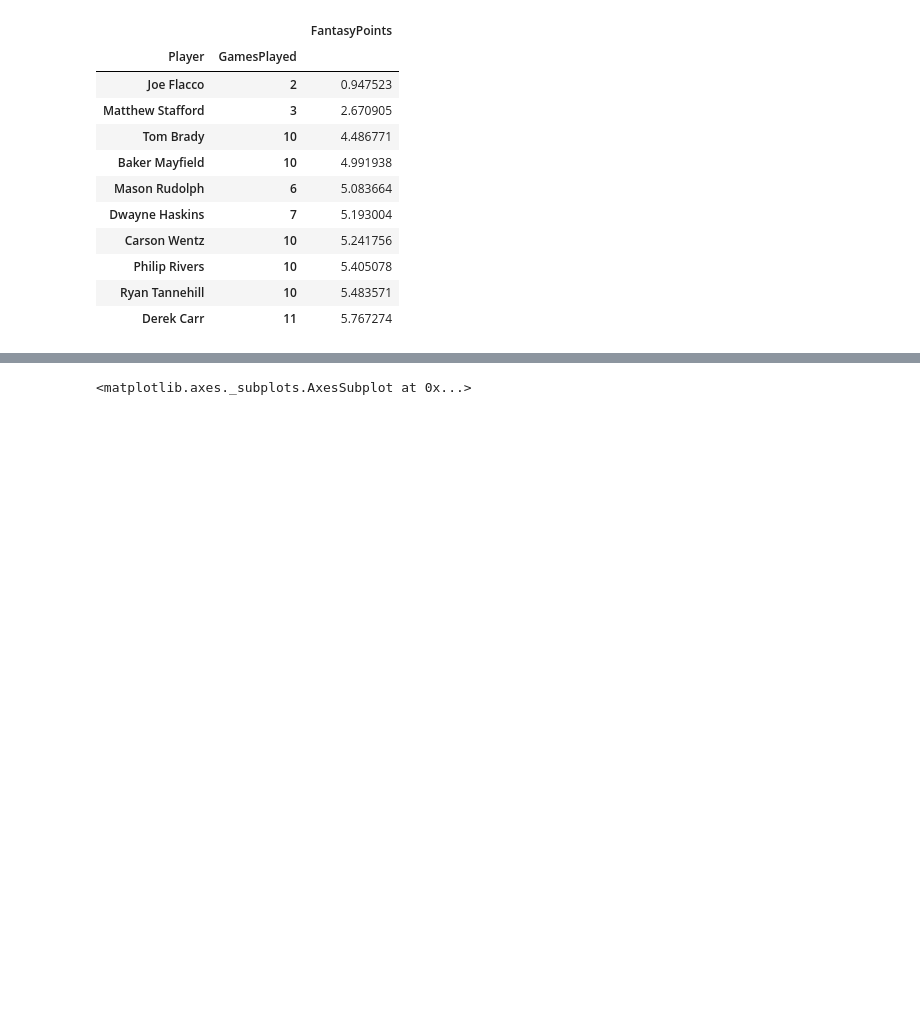
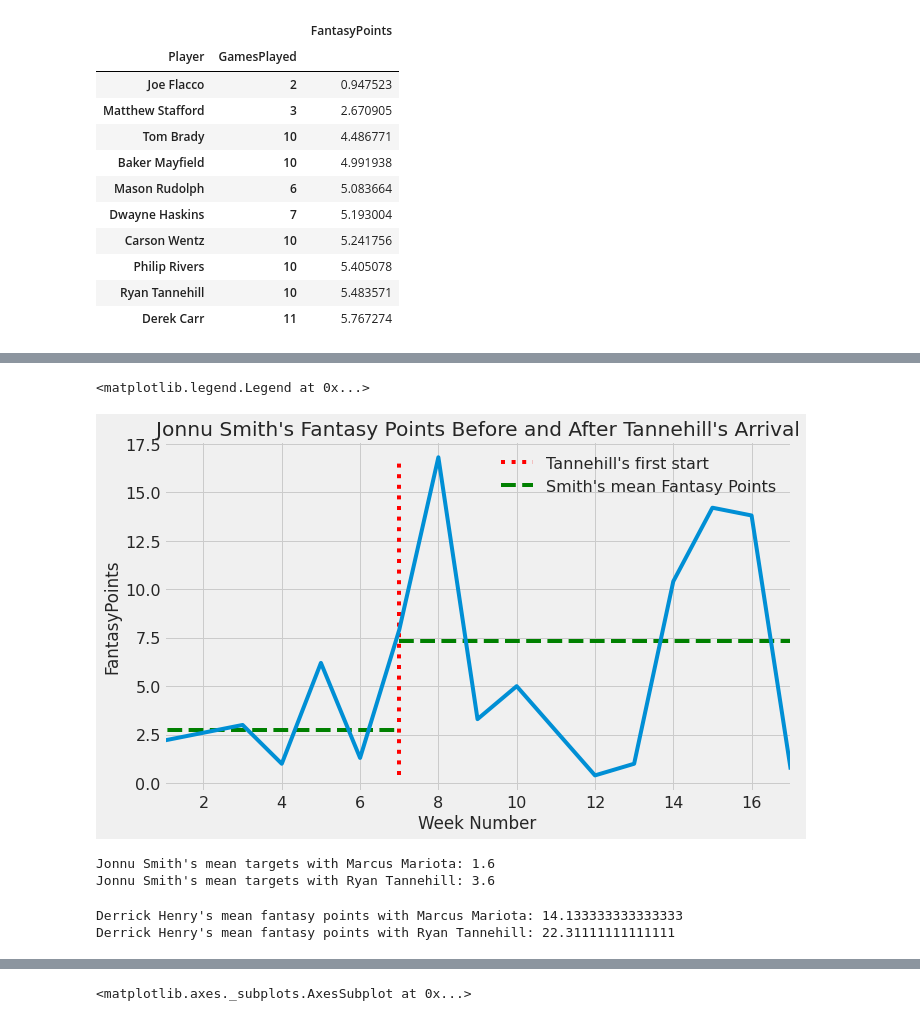
Before and after one commit to piercepatrick/Fantasy-Football-Analysis, a Jupyter notebook: Tannehilll_Analysis.ipynb, the cells around one changed output, grey strips where cells are left out. Cells and saved outputs as stored; diff of their text form; code cells hidden in the pictures; blank space fills up the shorter version.

```diff
--- a/Tannehilll_Analysis.ipynb
+++ b/Tannehilll_Analysis.ipynb
@@ -414,0 +481,32 @@ See the caveats in the documentation: https://pandas.pydata.org/pandas-docs/stab
+# %%
+plt.figure(figsize=(10, 6))
+plt.plot(jonnusmith['Week'], jonnusmith['FantasyPoints'])
+plt.title('Jonnu Smith\'s Fantasy Points Before and After Tannehill\'s Arrival')
+plt.xlabel('Week Number')
+plt.ylabel('FantasyPoints')
+plt.vlines(7, ymin=jonnusmith['FantasyPoints'].min(), ymax=jonnusmith['FantasyPoints'].max(), color='red', linestyles='dotted', label='Tannehill\'s first start')
+plt.hlines(jonnusmith_mean_fpts_before_week_7, xmin=0, xmax=7, color='green' ,linestyles='dashed', label='Smith\'s mean Fantasy Points')
+plt.hlines(jonnusmith_mean_fpts_after_week_7, xmin=7, xmax=17, color='green', linestyles='dashed')
+plt.xlim(1,17)
+plt.legend()
+# %% [output]
+<matplotlib.legend.Legend at 0x...>
+[figure, added]
+# %%
+jonnusmith_mean_tgts_before_week_7 = jonnusmith.loc[(jonnusmith['Week'] > 0) & (jonnusmith['Week'] < 7), ['Tgt']].mean().values[0]
+jonnusmith_mean_tgts_after_week_7 = jonnusmith.loc[(jonnusmith['Week'] >= 7), ['Tgt']].mean().values[0]
+
+print('Jonnu Smith\'s mean targets with Marcus Mariota:', jonnusmith_mean_tgts_before_week_7)
+print('Jonnu Smith\'s mean targets with Ryan Tannehill:', jonnusmith_mean_tgts_after_week_7)
+# %% [output]
+Jonnu Smith's mean targets with Marcus Mariota: 1.6
+Jonnu Smith's mean targets with Ryan Tannehill: 3.6
+# %%
+derrickhenry_mean_fpts_before_week_7 = derrickhenry.loc[(derrickhenry['Week'] > 0) & (derrickhenry['Week'] < 7), ['FantasyPoints']].mean().values[0]
+derrickhenry_mean_fpts_after_week_7 = derrickhenry.loc[(derrickhenry['Week'] >= 7), ['FantasyPoints']].mean().values[0]
+
+print('Derrick Henry\'s mean fantasy points with Marcus Mariota:', derrickhenry_mean_fpts_before_week_7)
+print('Derrick Henry\'s mean fantasy points with Ryan Tannehill:', derrickhenry_mean_fpts_after_week_7)
+# %% [output]
+Derrick Henry's mean fantasy points with Marcus Mariota: 14.133333333333333
+Derrick Henry's mean fantasy points with Ryan Tannehill: 22.31111111111111
```
Also changed, not shown: parts of 13 cells of this notebook.
